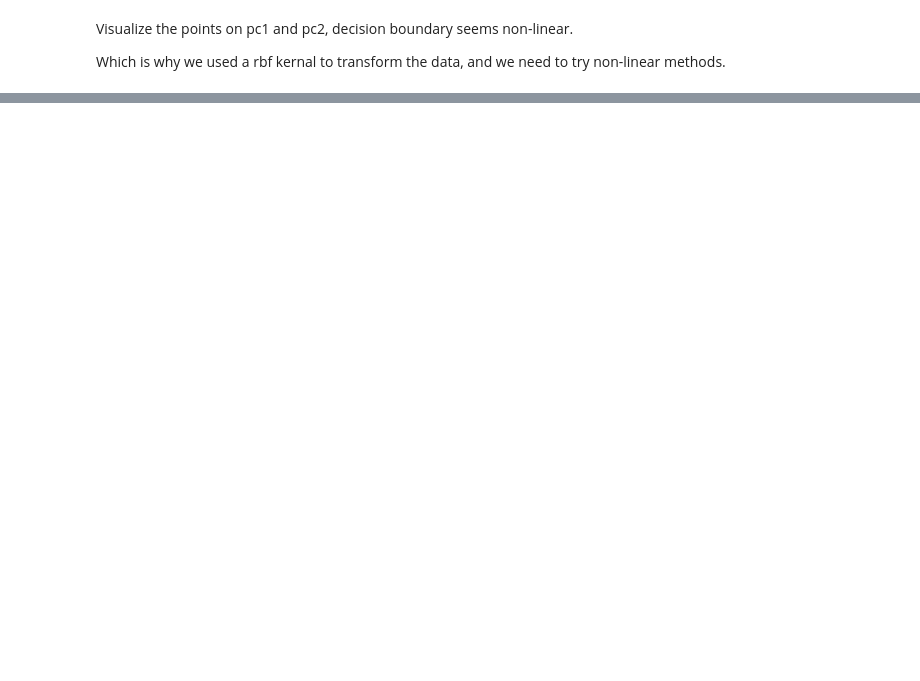
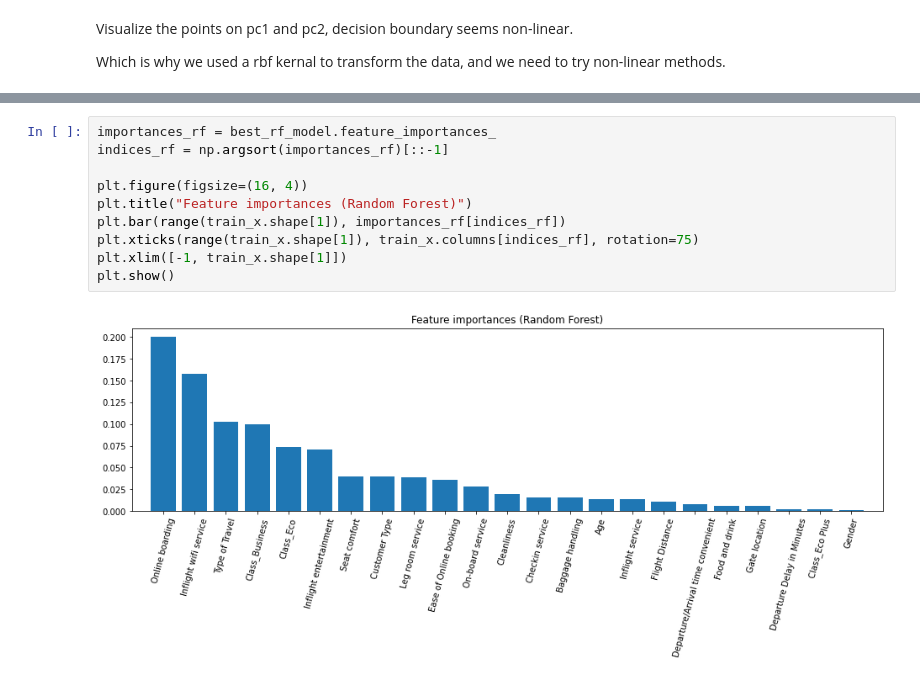
Before and after one commit to Peta0228/Airline-Satisfaction-Prediction, a Jupyter notebook: main.ipynb, the cells around one changed output, grey strips where cells are left out. Cells and saved outputs as stored; diff of their text form; blank space fills up the shorter version.

```diff
--- a/main.ipynb
+++ b/main.ipynb
@@ -151,0 +251,12 @@ plt.show()
+# %%
+importances_rf = best_rf_model.feature_importances_
+indices_rf = np.argsort(importances_rf)[::-1]
+
+plt.figure(figsize=(16, 4))
+plt.title("Feature importances (Random Forest)")
+plt.bar(range(train_x.shape[1]), importances_rf[indices_rf])
+plt.xticks(range(train_x.shape[1]), train_x.columns[indices_rf], rotation=75)
+plt.xlim([-1, train_x.shape[1]])
+plt.show()
+# %% [output]
+[figure, added]
```
Also changed, not shown: parts of 19 cells of this notebook, 1 other file.
